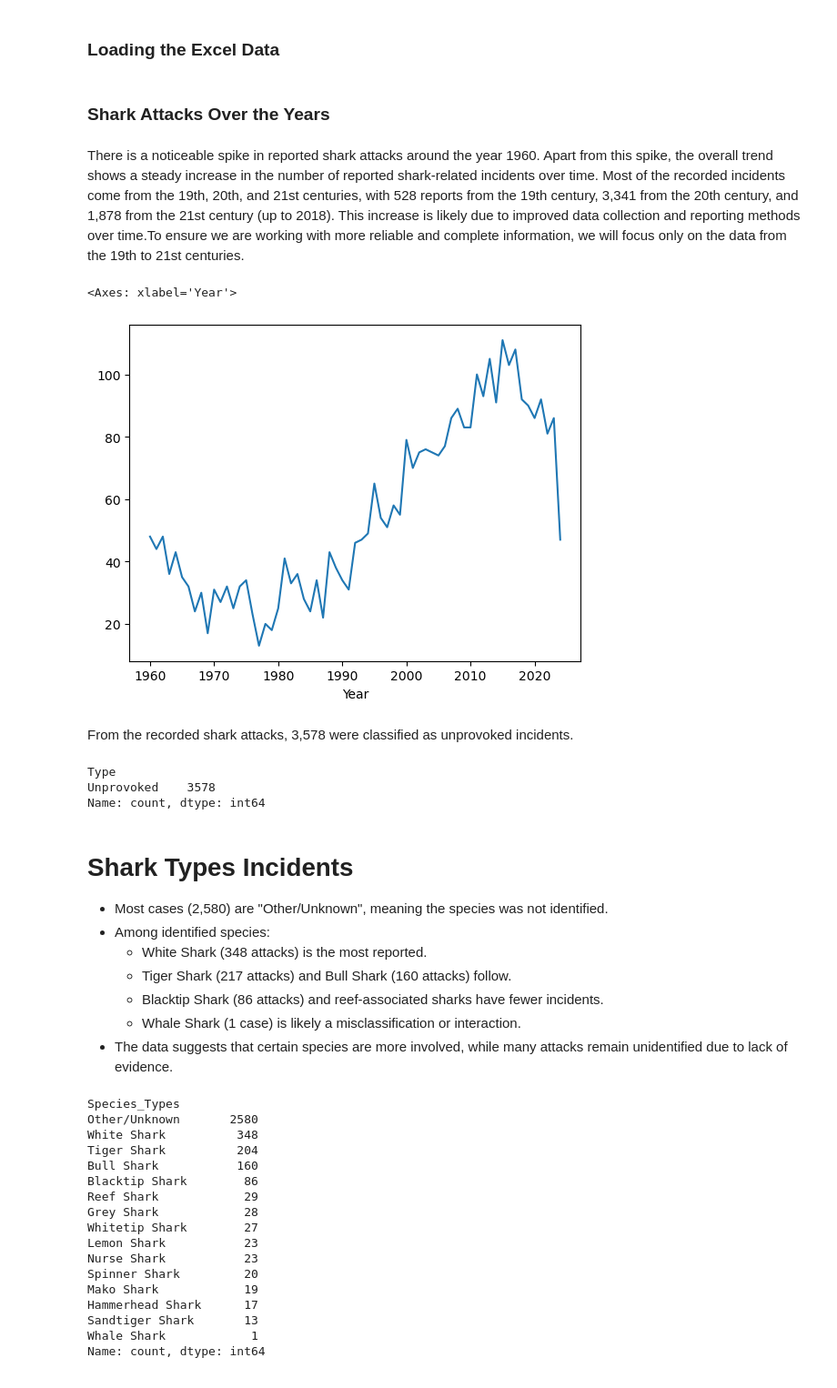
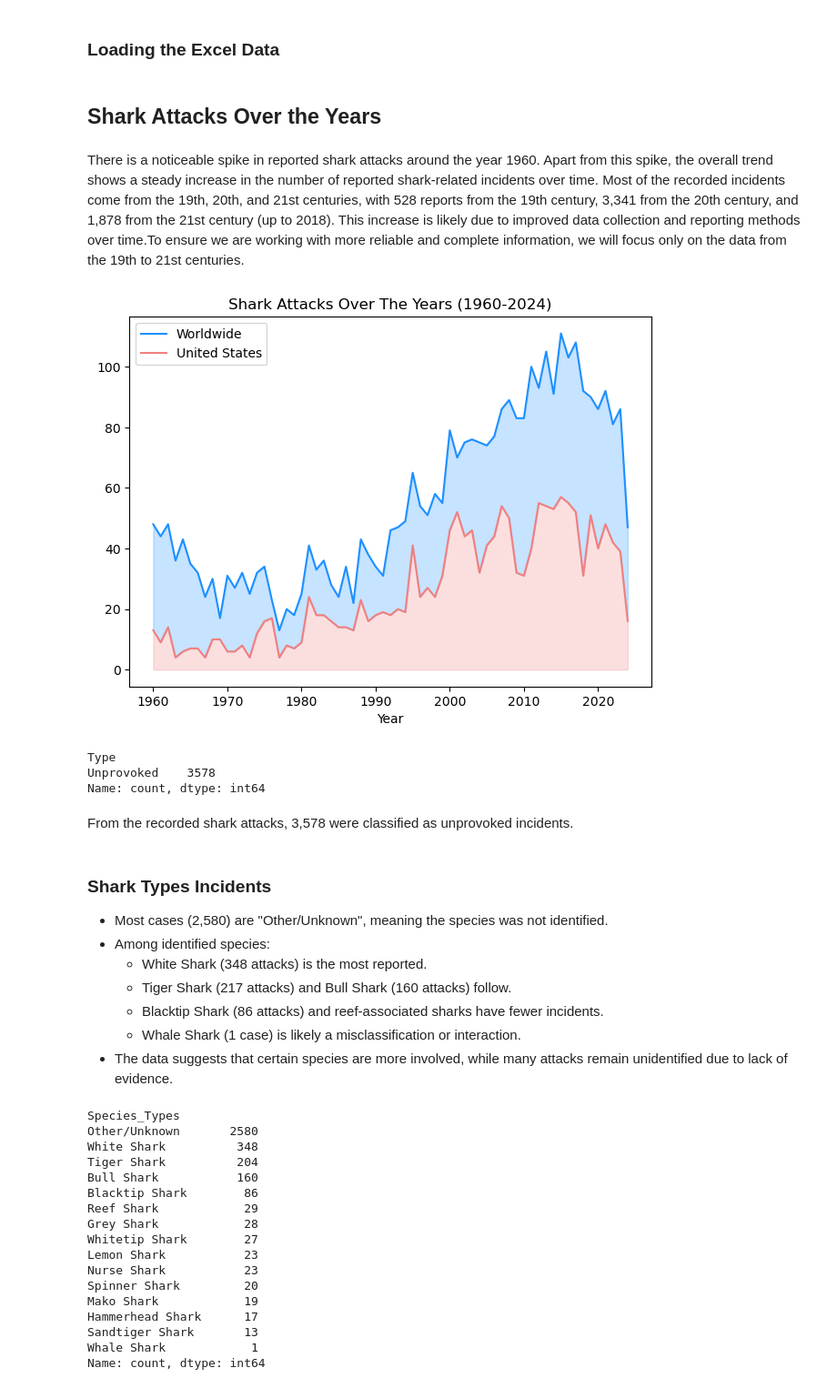
Before and after one commit to SheryllD/shark_attacks_project, a Jupyter notebook: shark_data_wrangling.ipynb, the cells around one changed output. Shown: that part at 91% size. Drawn from its saved outputs; the diff is of its cells as text; code cells hidden in the pictures.

```diff
--- a/shark_data_wrangling.ipynb
+++ b/shark_data_wrangling.ipynb
@@ -33,26 +33,30 @@ df = pd.read_pickle("cleaned_data.pkl")
 # print(df.columns)  # List all column names
 # print(df.isnull().sum())  # Check missing values
 # %% [markdown]
-### Shark Attacks Over the Years
+## Shark Attacks Over the Years
 # %% [markdown]
 There is a noticeable spike in reported shark attacks around the year 1960. Apart from this spike, the overall trend shows a steady increase in the number of reported shark-related incidents over time.
 Most of the recorded incidents come from the 19th, 20th, and 21st centuries, with 528 reports from the 19th century, 3,341 from the 20th century, and 1,878 from the 21st century (up to 2018). This increase is likely due to improved data collection and reporting methods over time.To ensure we are working with more reliable and complete information, we will focus only on the data from the 19th to 21st centuries.
-# %%
-df_count = df.groupby("Year")["Date"].count()
-df_count[df_count.index > 1750].plot()
-# %% [output]
-<Axes: xlabel='Year'>
-[figure, removed]
+# %%
+# image_path = "images/AttacksByYearSince1750.png"
+# image = Image.open(image_path)
+# display(image)
+
+image_path = "images/AttacksByYear.png"
+image = Image.open(image_path)
+display(image)
+# %% [output]
+[figure, added]
+# %%
+df["Type"].value_counts()
+# %% [output]
+Type
+Unprovoked    3578
+Name: count, dtype: int64
 # %% [markdown]
 From the recorded shark attacks, 3,578 were classified as unprovoked incidents.
-# %%
-df["Type"].value_counts()
-# %% [output]
-Type
-Unprovoked    3578
-Name: count, dtype: int64
 # %% [markdown]
-# Shark Types Incidents
+### Shark Types Incidents
 - Most cases (2,580) are "Other/Unknown", meaning the species was not identified.
 - Among identified species:
     - White Shark (348 attacks) is the most reported.
```
Also changed, not shown: 2 other files.
